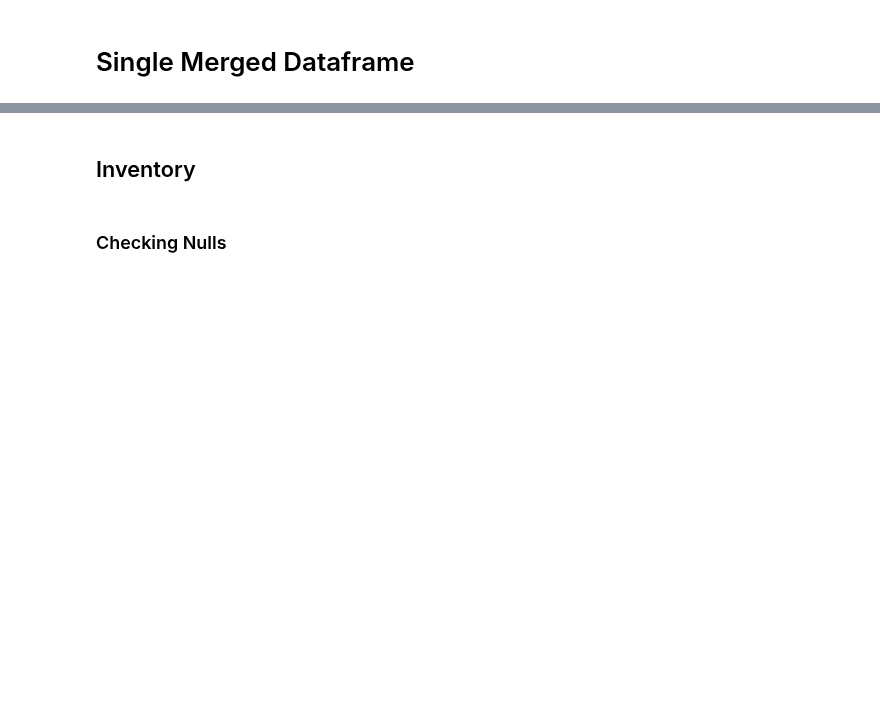
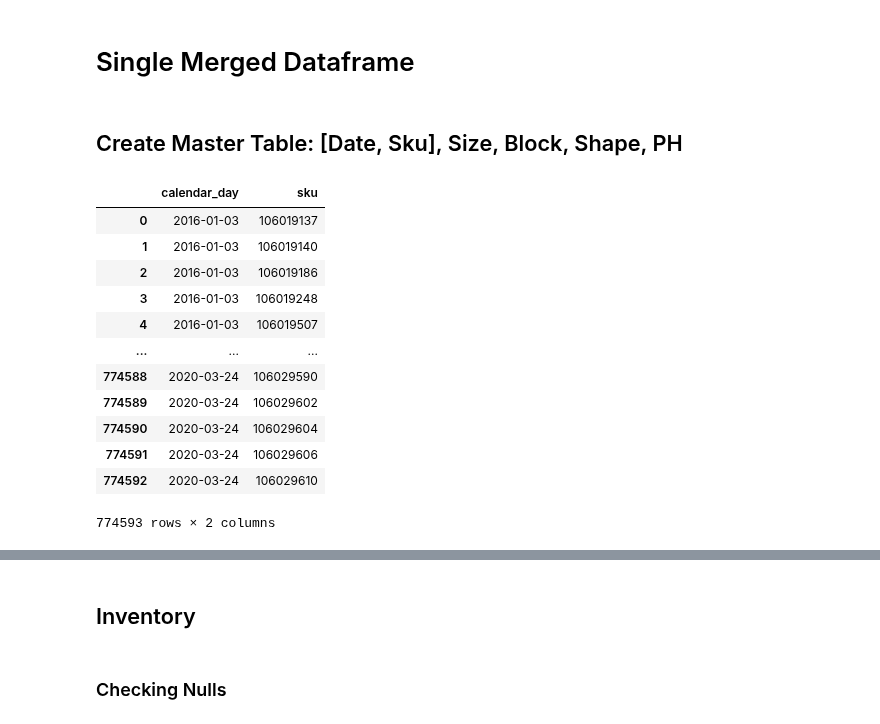
Before and after one commit to jvac06/pft, a Jupyter notebook: scripts/cleaning.ipynb, the cells around one changed output, grey strips where cells are left out. Cells and saved outputs as stored; diff of their text form; code cells hidden in the pictures; blank space fills up the shorter version.

```diff
--- a/scripts/cleaning.ipynb
+++ b/scripts/cleaning.ipynb
@@ -843,3 +844,24 @@ Stored 'order_reduced' (DataFrame)
 Stored 'inv_reduced2' (DataFrame)
 # %% [markdown]
 # Single Merged Dataframe
+# %% [markdown]
+## Create Master Table: [Date, Sku], Size, Block, Shape, PH
+# %%
+inv_ind = inv_reduced2.groupby(["calendar_day","sku"]).sum()
+inv_ind = inv_ind.reset_index()
+inv_ind = inv_ind.drop("tons",axis=1)
+inv_ind
+# %% [output]
+|  | calendar_day | sku |
+| 0 | 2016-01-03 | 106019137 |
+| 1 | 2016-01-03 | 106019140 |
+| 2 | 2016-01-03 | 106019186 |
+| 3 | 2016-01-03 | 106019248 |
+| 4 | 2016-01-03 | 106019507 |
+| ... | ... | ... |
+| 774588 | 2020-03-24 | 106029590 |
+| 774589 | 2020-03-24 | 106029602 |
+| 774590 | 2020-03-24 | 106029604 |
+| 774591 | 2020-03-24 | 106029606 |
+| 774592 | 2020-03-24 | 106029610 |
+774593 rows × 2 columns
```
Also changed, not shown: parts of 32 cells of this notebook.
